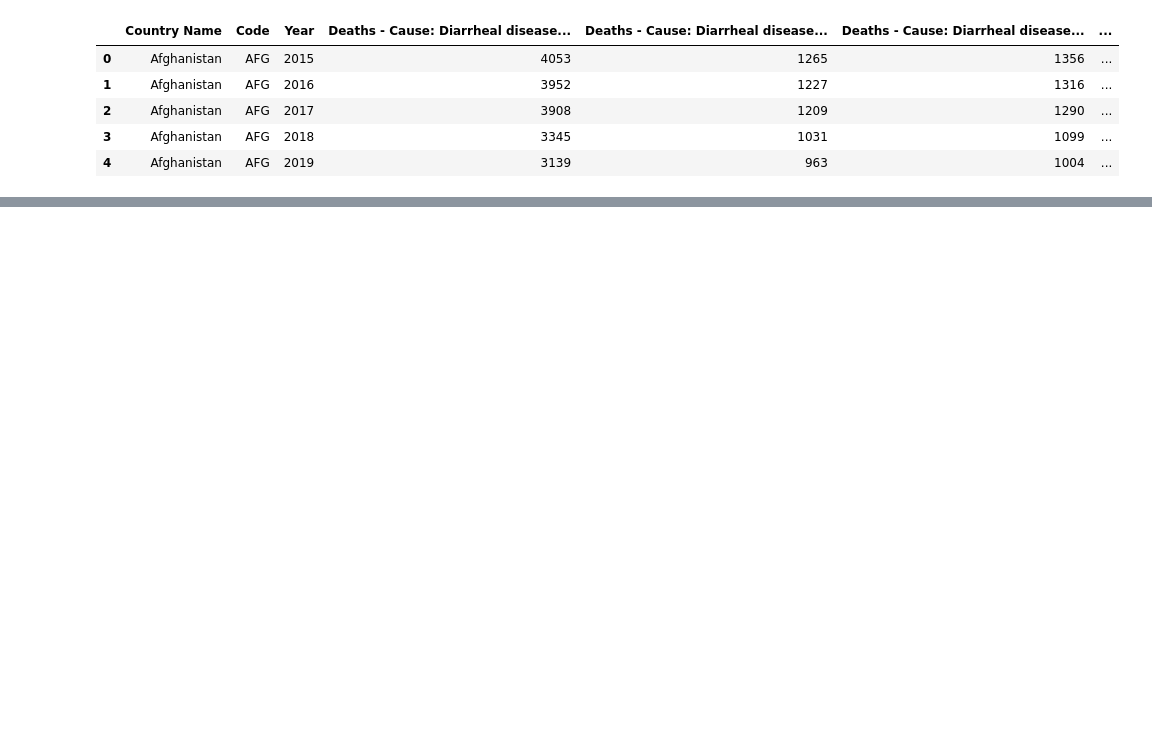
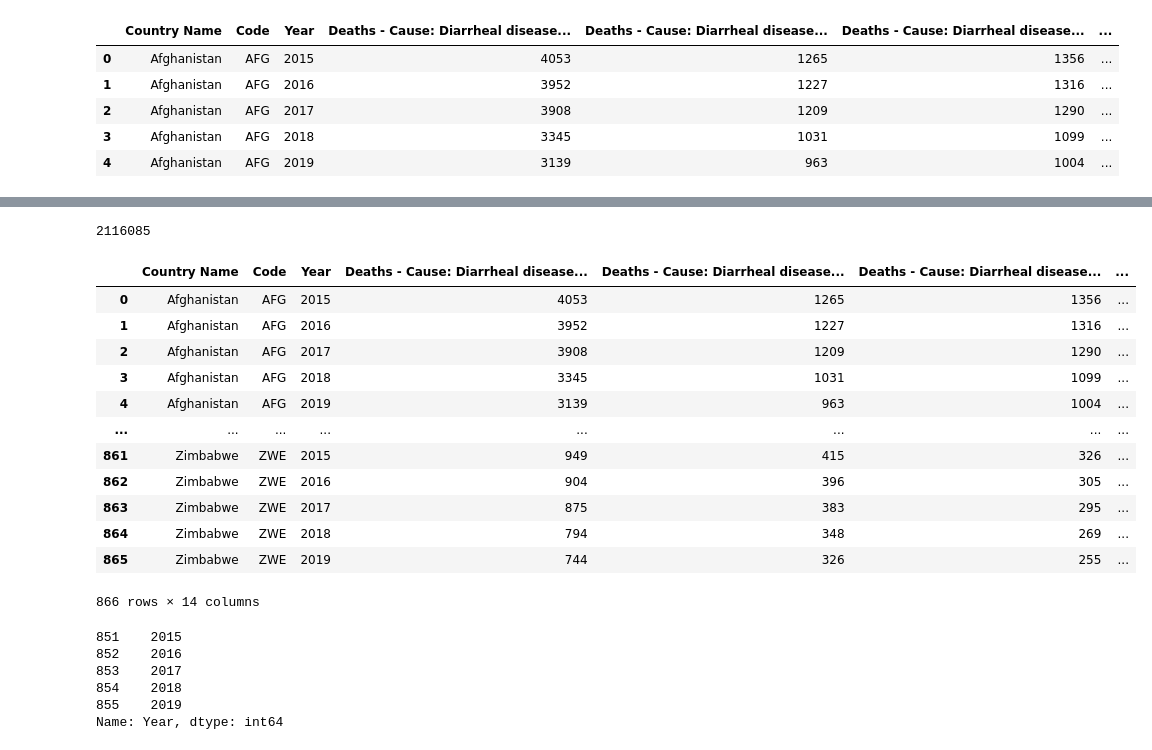
Before and after one commit to RHockley/Project-1-Water-Source-Mortality, a Jupyter notebook: Work_Folder/Visuals.ipynb, the cells around one changed output, grey strips where cells are left out. Drawn from its saved outputs; the diff is of its cells as text; code cells hidden in the pictures; blank space fills up the shorter version.

```diff
--- a/Work_Folder/Visuals.ipynb
+++ b/Work_Folder/Visuals.ipynb
@@ -5,9 +5,8 @@ import numpy as np
 import matplotlib.pyplot as plt
 %matplotlib notebook
 # %%
-data_vis = "../sources/gpd_dia.csv"
+data_vis = "../sources/gpd_dia_V1.csv"
 
 gdpd = pd.read_csv(data_vis, encoding = "utf-8")
-clean_df = pd.DataFrame(gdpd)
-cleaner_df = clean_df.rename(columns= {"Year_x": "Year"})
+data_df = pd.DataFrame(gdpd)
 # %%
@@ -21,0 +125,4 @@ cleaner_df.head()
+# %%
+total_deaths.max()
+# %% [output]
+2116085
@@ -21,0 +137,18 @@ cleaner_df.head()
+# %%
+yearly_df = data_df.copy()
+# %%
+yearly_df
+# %% [output]
+|  | Country Name | Code | Year | Deaths - Cause: Diarrheal disease... | Deaths - Cause: Diarrheal disease... | Deaths - Cause: Diarrheal disease... | ... |
+| 0 | Afghanistan | AFG | 2015 | 4053 | 1265 | 1356 | ... |
+| 1 | Afghanistan | AFG | 2016 | 3952 | 1227 | 1316 | ... |
+| 2 | Afghanistan | AFG | 2017 | 3908 | 1209 | 1290 | ... |
+| 3 | Afghanistan | AFG | 2018 | 3345 | 1031 | 1099 | ... |
+| 4 | Afghanistan | AFG | 2019 | 3139 | 963 | 1004 | ... |
+| ... | ... | ... | ... | ... | ... | ... | ... |
+| 861 | Zimbabwe | ZWE | 2015 | 949 | 415 | 326 | ... |
+| 862 | Zimbabwe | ZWE | 2016 | 904 | 396 | 305 | ... |
+| 863 | Zimbabwe | ZWE | 2017 | 875 | 383 | 295 | ... |
+| 864 | Zimbabwe | ZWE | 2018 | 794 | 348 | 269 | ... |
+| 865 | Zimbabwe | ZWE | 2019 | 744 | 326 | 255 | ... |
+866 rows × 14 columns
@@ -21,0 +157,10 @@ cleaner_df.head()
+# %%
+yr = year["Year"]
+yr
+# %% [output]
+851    2015
+852    2016
+853    2017
+854    2018
+855    2019
+Name: Year, dtype: int64
```
Also changed, not shown: parts of 53 cells of this notebook, 15 other files.
